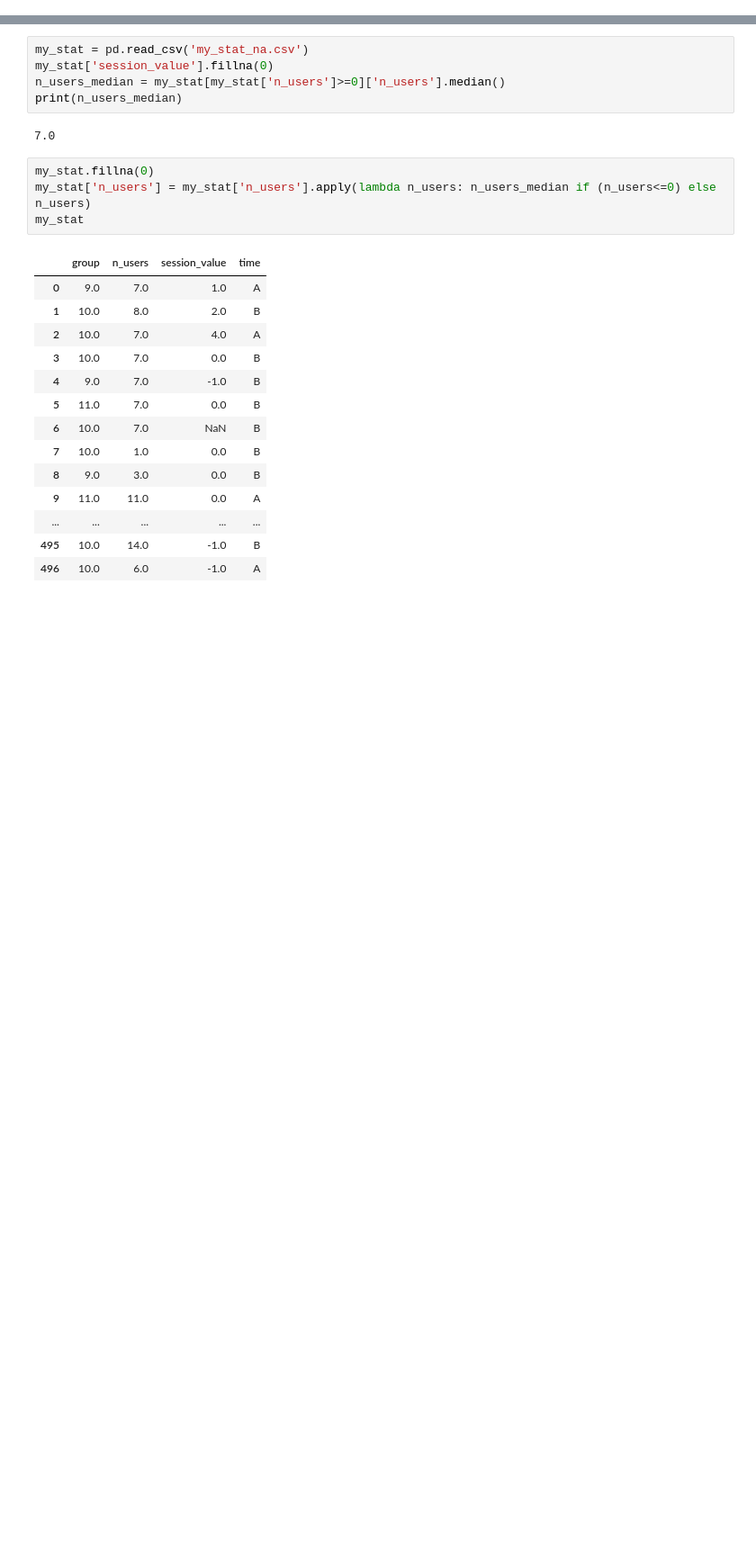
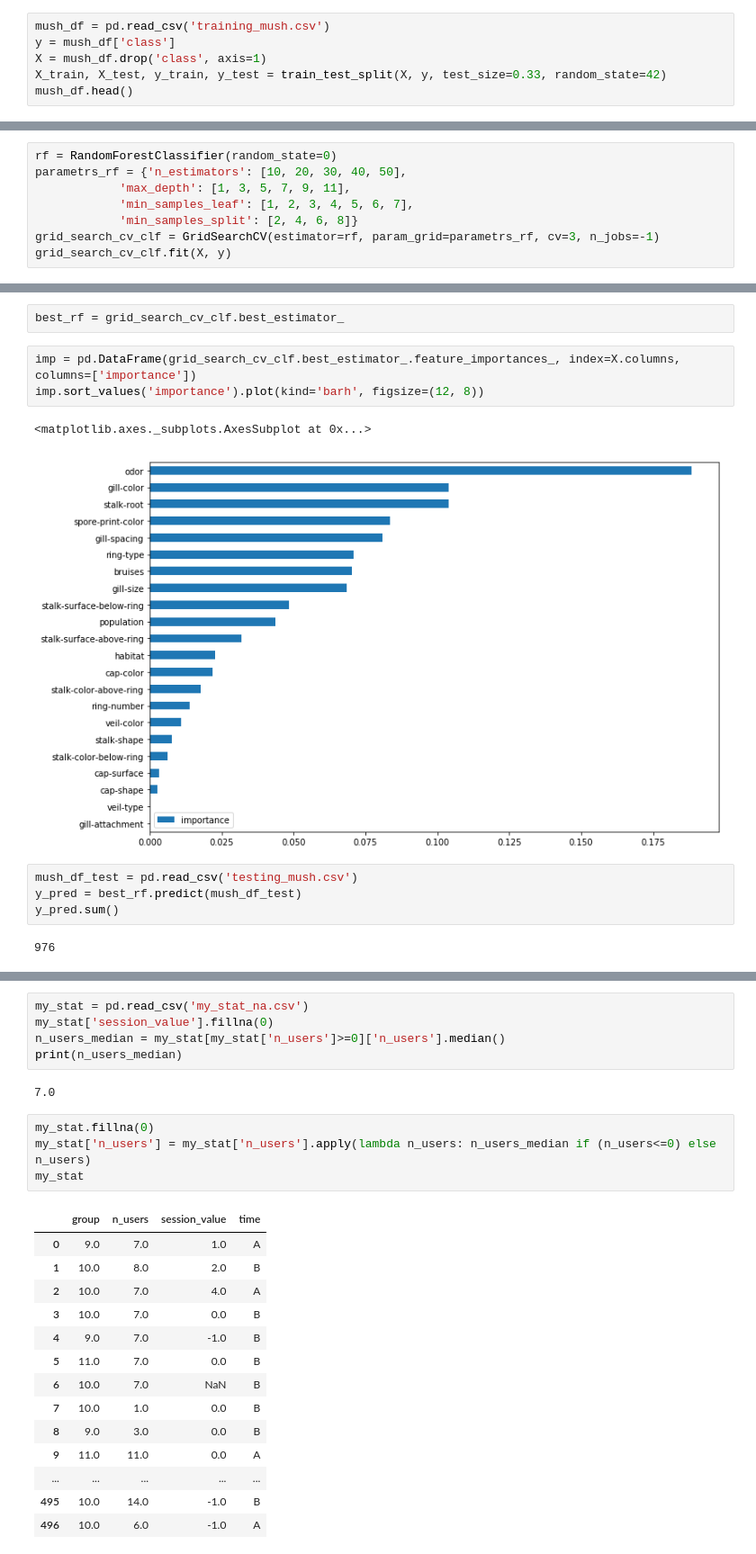
Before and after one commit to mudcrab88/ods_course, a Jupyter notebook: Untitled1.ipynb, the cells around one changed output, grey strips where cells are left out. Shown: that part at 90% size. Drawn from its saved outputs; the diff is of its cells as text; blank space fills up the shorter version.

```diff
--- a/Untitled1.ipynb
+++ b/Untitled1.ipynb
@@ -8,0 +15,6 @@ print(len(regular_string))
+# %%
+mush_df = pd.read_csv('training_mush.csv')
+y = mush_df['class']
+X = mush_df.drop('class', axis=1)
+X_train, X_test, y_train, y_test = train_test_split(X, y, test_size=0.33, random_state=42)
+mush_df.head()
@@ -8,0 +29,8 @@ print(len(regular_string))
+# %%
+rf = RandomForestClassifier(random_state=0)
+parametrs_rf = {'n_estimators': [10, 20, 30, 40, 50],
+            'max_depth': [1, 3, 5, 7, 9, 11],
+            'min_samples_leaf': [1, 2, 3, 4, 5, 6, 7],
+            'min_samples_split': [2, 4, 6, 8]}
+grid_search_cv_clf = GridSearchCV(estimator=rf, param_grid=parametrs_rf, cv=3, n_jobs=-1)
+grid_search_cv_clf.fit(X, y)
@@ -8,0 +49,14 @@ print(len(regular_string))
+# %%
+best_rf = grid_search_cv_clf.best_estimator_
+# %%
+imp = pd.DataFrame(grid_search_cv_clf.best_estimator_.feature_importances_, index=X.columns, columns=['importance'])
+imp.sort_values('importance').plot(kind='barh', figsize=(12, 8))
+# %% [output]
+<matplotlib.axes._subplots.AxesSubplot at 0x...>
+[figure, added]
+# %%
+mush_df_test = pd.read_csv('testing_mush.csv')
+y_pred = best_rf.predict(mush_df_test)
+y_pred.sum()
+# %% [output]
+976
```
Also changed, not shown: parts of 12 cells of this notebook, 5 other files.
